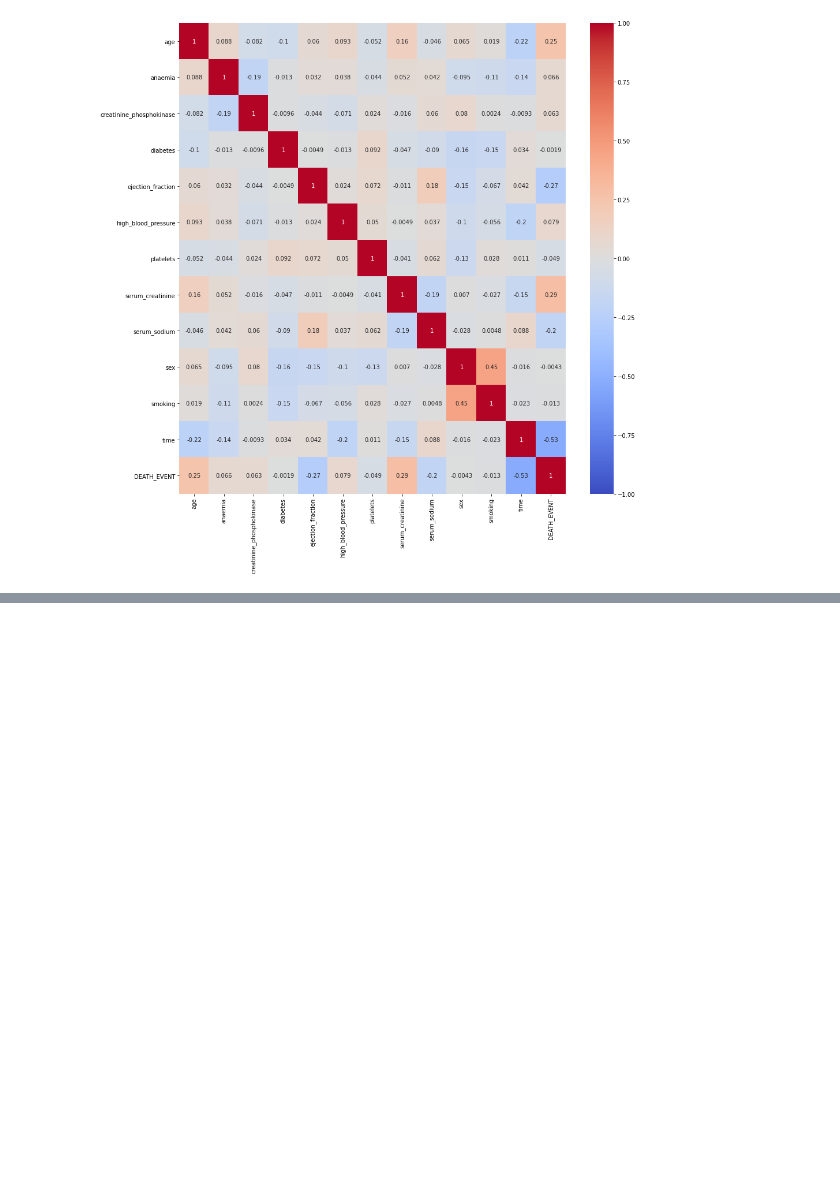
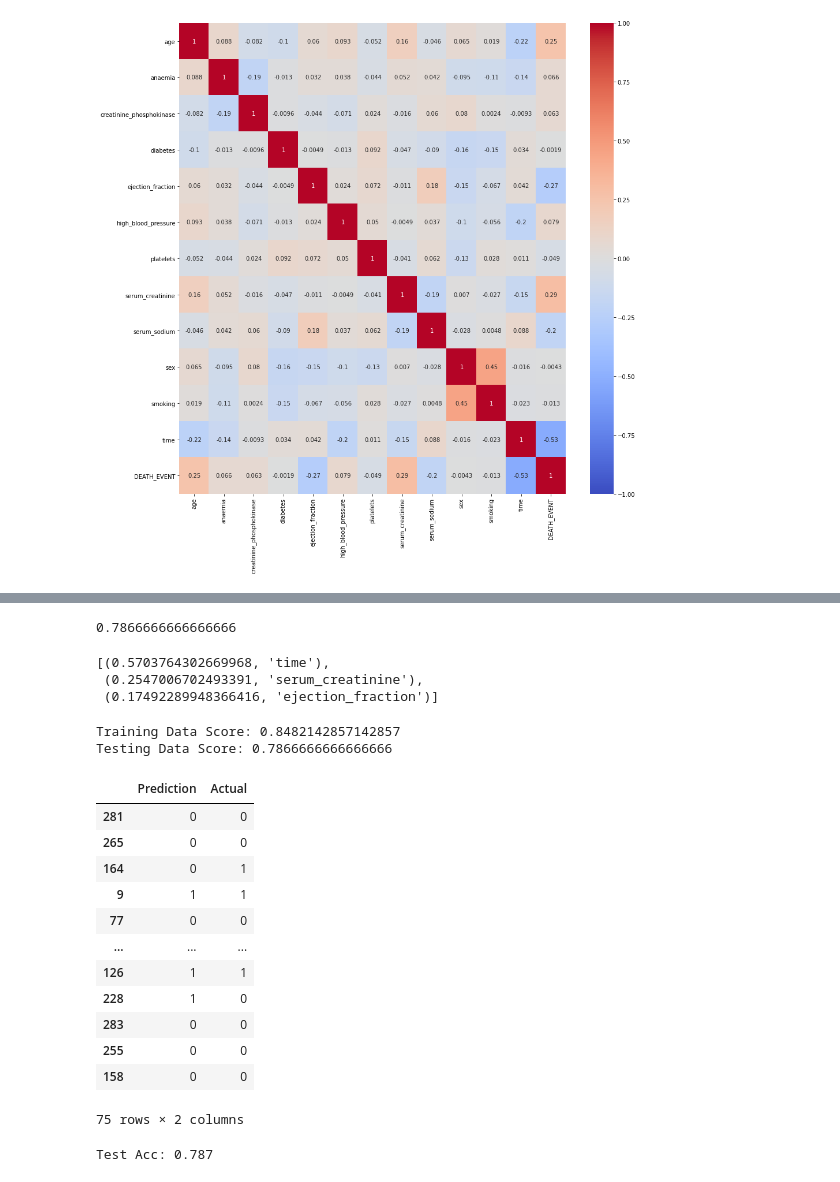
Before and after one commit to ewatxc82/Erik-Ashwini-Neal-Final-Project, a Jupyter notebook: modeling/heart_failure_models.ipynb, the cells around one changed output, grey strips where cells are left out. Saved outputs shown, nothing was run; the diff lists cells and outputs as text; code cells hidden in the pictures; blank space fills up the shorter version.

```diff
--- a/modeling/heart_failure_models.ipynb
+++ b/modeling/heart_failure_models.ipynb
@@ -154,0 +396,5 @@ plt.show()
+# %%
+three_forest_features = dataset[["ejection_fraction","serum_creatinine","time"]]
+three_forest_feature_names = three_forest_features.columns
+# %%
+X5_train, X5_test, y5_train, y5_test = train_test_split(three_forest_features, target, random_state=42)
@@ -154,0 +418,44 @@ plt.show()
+# %%
+rf5 = RandomForestClassifier(n_estimators=200)
+rf5 = rf5.fit(X5_train, y4_train)
+rf5.score(X5_test, y5_test)
+# %% [output]
+0.7866666666666666
+# %%
+sorted(zip(rf5.feature_importances_, three_forest_feature_names), reverse=True)
+# %% [output]
+[(0.5703764302669968, 'time'),
+ (0.2547006702493391, 'serum_creatinine'),
+ (0.17492289948366416, 'ejection_fraction')]
+# %%
+classifier5 = LogisticRegression()
+classifier5
+classifier5.fit(X5_train, y5_train)
+print(f"Training Data Score: {classifier5.score(X5_train, y5_train)}")
+print(f"Testing Data Score: {classifier5.score(X5_test, y5_test)}")
+# %% [output]
+Training Data Score: 0.8482142857142857
+Testing Data Score: 0.7866666666666666
+# %%
+predictions5 = classifier5.predict(X5_test)
+pd.DataFrame({"Prediction": predictions5, "Actual": y5_test})
+# %% [output]
+|  | Prediction | Actual |
+| 281 | 0 | 0 |
+| 265 | 0 | 0 |
+| 164 | 0 | 1 |
+| 9 | 1 | 1 |
+| 77 | 0 | 0 |
+| ... | ... | ... |
+| 126 | 1 | 1 |
+| 228 | 1 | 0 |
+| 283 | 0 | 0 |
+| 255 | 0 | 0 |
+| 158 | 0 | 0 |
+75 rows × 2 columns
+# %%
+svc_model5 = SVC(kernel='linear')
+svc_model5.fit(X5_train, y5_train)
+print('Test Acc: %.3f' % svc_model5.score(X5_test, y5_test))
+# %% [output]
+Test Acc: 0.787
```
Also changed, not shown: parts of 32 cells of this notebook.
